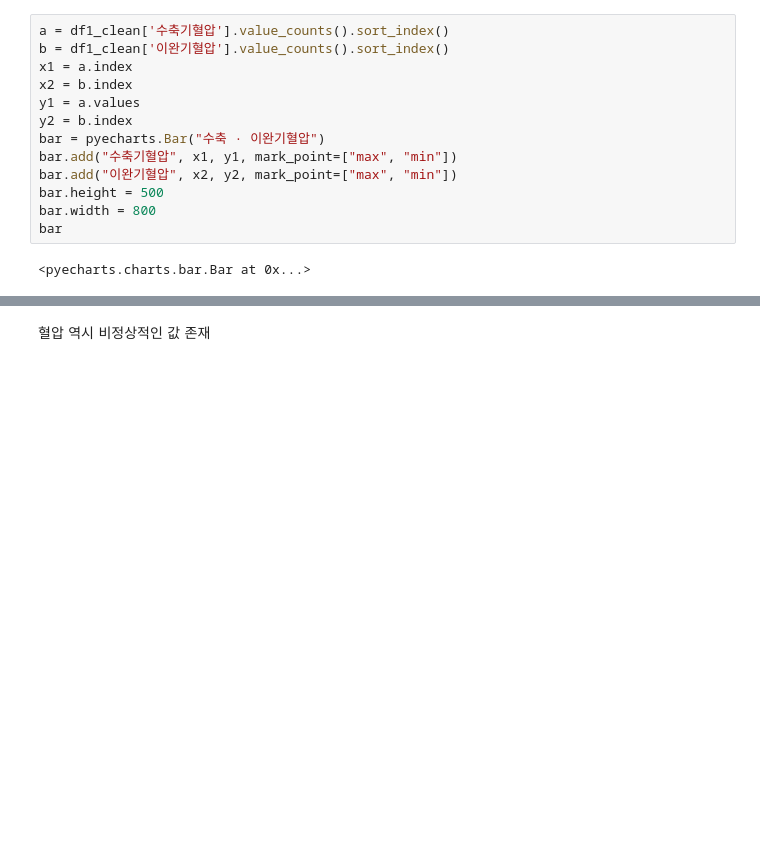
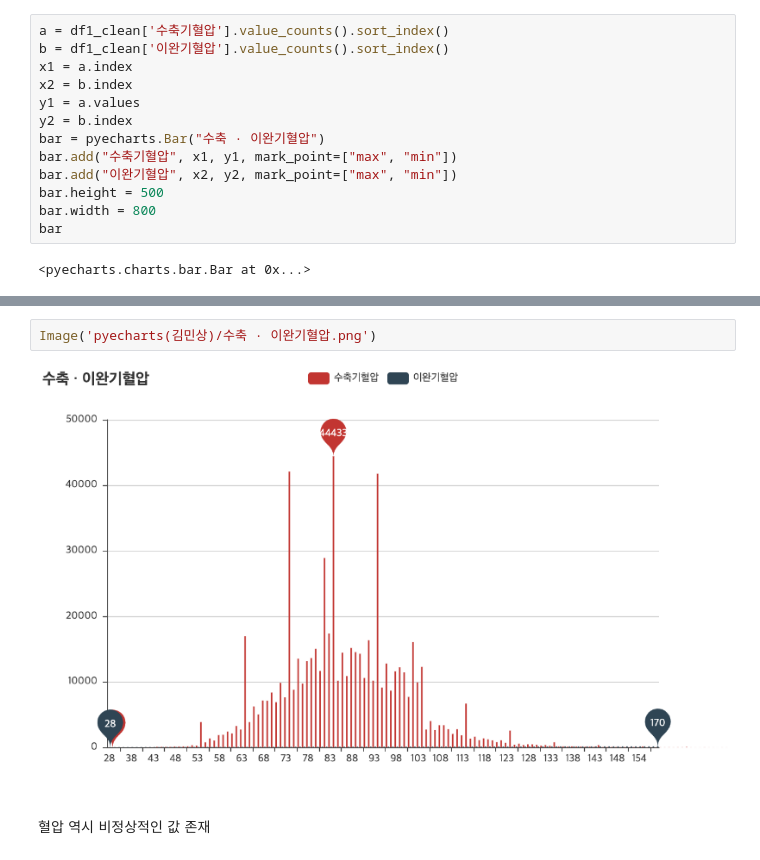
Before and after one commit to kms2698/diabetes-analysys_topgap, a Jupyter notebook: 데이터분석_김민상.ipynb, the cells around one changed output, grey strips where cells are left out. Drawn from its saved outputs; the diff is of its cells as text; blank space fills up the shorter version.

```diff
--- a/데이터분석_김민상.ipynb
+++ b/데이터분석_김민상.ipynb
@@ -188,3 +190,7 @@ bar
+# %%
+Image('pyecharts(김민상)/수축 · 이완기혈압.png')
+# %% [output]
+[figure, added]
 # %% [markdown]
 혈압 역시 비정상적인 값 존재
 # %%
```
Also changed, not shown: parts of 23 cells of this notebook.
